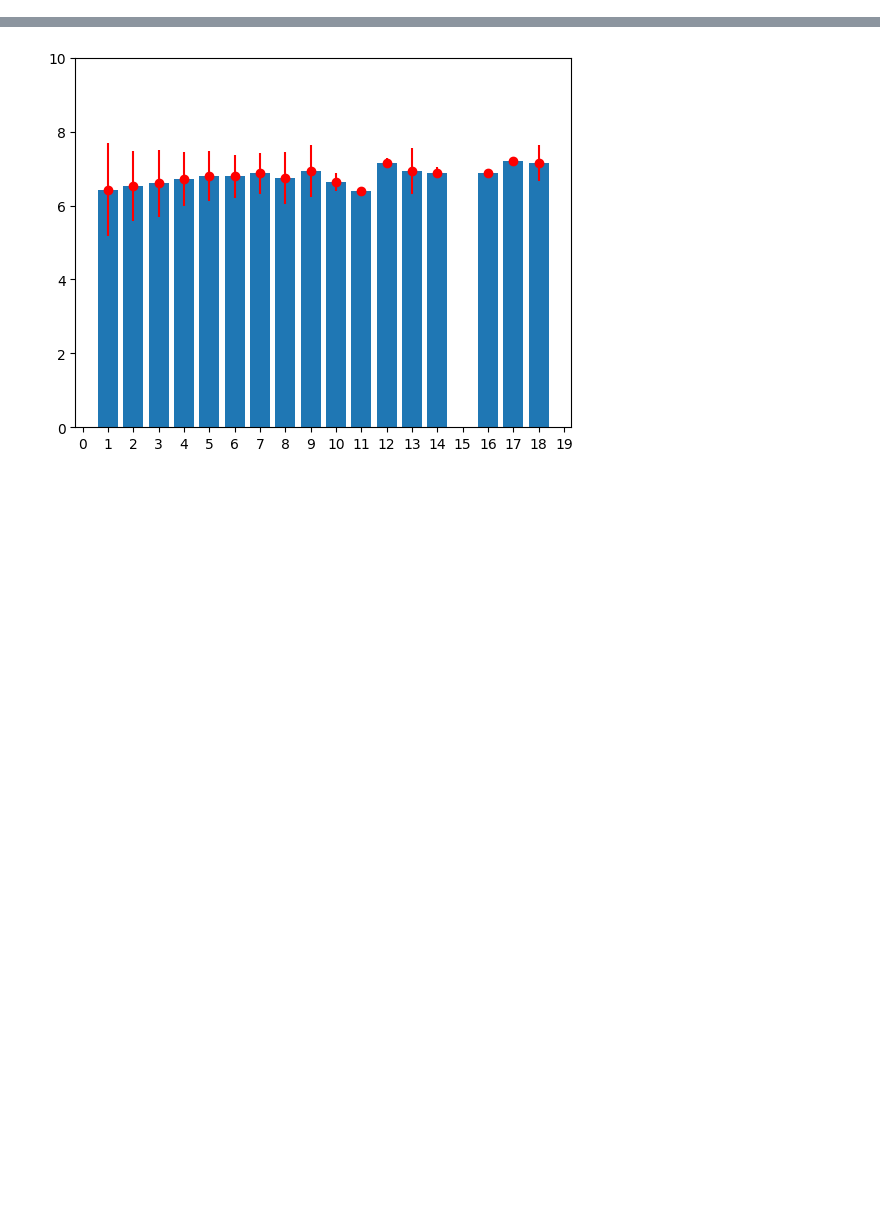
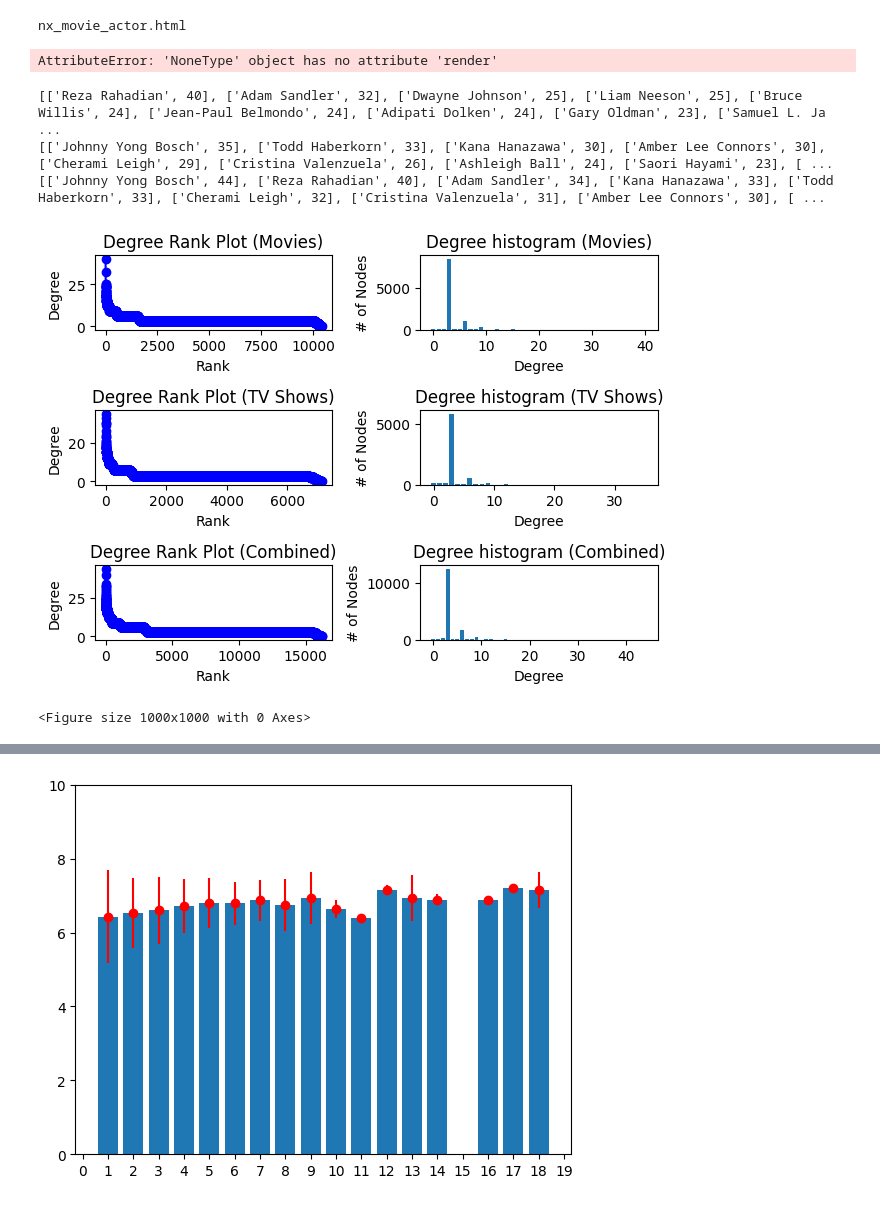
Before and after one commit to izzzzzzzzzzy/Netflix-Movies-Analysis, a Jupyter notebook: movie-analysis.ipynb, the cells around one changed output, grey strips where cells are left out. Drawn from its saved outputs; the diff is of its cells as text; code cells hidden in the pictures; blank space fills up the shorter version.

```diff
--- a/movie-analysis.ipynb
+++ b/movie-analysis.ipynb
@@ -210,7 +252,7 @@ def create_actor_network(actors, df, network, num_nodes):
         network.add_node(actors[actor])
 
     # Creating Edges
-    for i in range(num_nodes):
+    for i in tqdm(range(num_nodes)):
         for j in range(len(df)):
             if actors[i] in df.loc[j, 'stars']:
                 for actor_2 in df.loc[j, 'stars']:
@@ -268,3 +310,6 @@ nt_media_actor.show_buttons(filter_='physics')
 nt_media_actor.show("nx_media_actor.html")
 
 # Getting info about nodes we find interesting
+# %% [output]
+nx_movie_actor.html
+AttributeError: 'NoneType' object has no attribute 'render'
@@ -280,3 +316,58 @@ nt_media_actor.show("nx_media_actor.html")
+# %%
+movie_actor_degree_sequence = sorted(([n, d] for n, d in movie_actor_network.degree()), key=lambda item:item[1], reverse=True)
+print(movie_actor_degree_sequence[:10])
+movie_actor_degree_sequence = [i[1] for i in movie_actor_degree_sequence]
+
+tv_actor_degree_sequence = sorted(([n, d] for n, d in tv_actor_network.degree()), key=lambda item:item[1], reverse=True)
+print(tv_actor_degree_sequence[:10])
+tv_actor_degree_sequence = [i[1] for i in tv_actor_degree_sequence]
+
+combined_actor_degree_sequence = sorted(([n, d] for n, d in media_actor_network.degree()), key=lambda item:item[1], reverse=True)
+print(combined_actor_degree_sequence[:10])
+combined_actor_degree_sequence = [i[1] for i in combined_actor_degree_sequence]
+
+
+fig, ax = plt.subplots(3, 2)
+plt.figure(figsize=(10, 10))
+
+ax[0, 0].plot(movie_actor_degree_sequence, "b-", marker="o")
+ax[0, 0].set_title("Degree Rank Plot (Movies)")
+ax[0, 0].set_ylabel("Degree")
+ax[0, 0].set_xlabel("Rank")
+
+ax[0, 1].bar(*np.unique(movie_actor_degree_sequence, return_counts=True))
+ax[0, 1].set_title("Degree histogram (Movies)")
+ax[0, 1].set_xlabel("Degree")
+ax[0, 1].set_ylabel("# of Nodes")
+
+ax[1, 0].plot(tv_actor_degree_sequence, "b-", marker="o")
+ax[1, 0].set_title("Degree Rank Plot (TV Shows)")
+ax[1, 0].set_ylabel("Degree")
+ax[1, 0].set_xlabel("Rank")
+
+ax[1, 1].bar(*np.unique(tv_actor_degree_sequence, return_counts=True))
+ax[1, 1].set_title("Degree histogram (TV Shows)")
+ax[1, 1].set_xlabel("Degree")
+ax[1, 1].set_ylabel("# of Nodes")
+
+ax[2, 0].plot(combined_actor_degree_sequence, "b-", marker="o")
+ax[2, 0].set_title("Degree Rank Plot (Combined)")
+ax[2, 0].set_ylabel("Degree")
+ax[2, 0].set_xlabel("Rank")
+
+ax[2, 1].bar(*np.unique(combined_actor_degree_sequence, return_counts=True))
+ax[2, 1].set_title("Degree histogram (Combined)")
+ax[2, 1].set_xlabel("Degree")
+ax[2, 1].set_ylabel("# of Nodes")
+
+fig.tight_layout()
+plt.show()
+# %% [output]
+[['Reza Rahadian', 40], ['Adam Sandler', 32], ['Dwayne Johnson', 25], ['Liam Neeson', 25], ['Bruce Willis', 24], ['Jean-Paul Belmondo', 24], ['Adipati Dolken', 24], ['Gary Oldman', 23], ['Samuel L. Ja ...
+[['Johnny Yong Bosch', 35], ['Todd Haberkorn', 33], ['Kana Hanazawa', 30], ['Amber Lee Connors', 30], ['Cherami Leigh', 29], ['Cristina Valenzuela', 26], ['Ashleigh Ball', 24], ['Saori Hayami', 23], [ ...
+[['Johnny Yong Bosch', 44], ['Reza Rahadian', 40], ['Adam Sandler', 34], ['Kana Hanazawa', 33], ['Todd Haberkorn', 33], ['Cherami Leigh', 32], ['Cristina Valenzuela', 31], ['Amber Lee Connors', 30], [ ...
+[figure, added]
+<Figure size 1000x1000 with 0 Axes>
 # %%
 def get_genre_v_rating(df):
     genre_ratings_dict = {}
```
Also changed, not shown: parts of 8 cells of this notebook, 6 other files.
